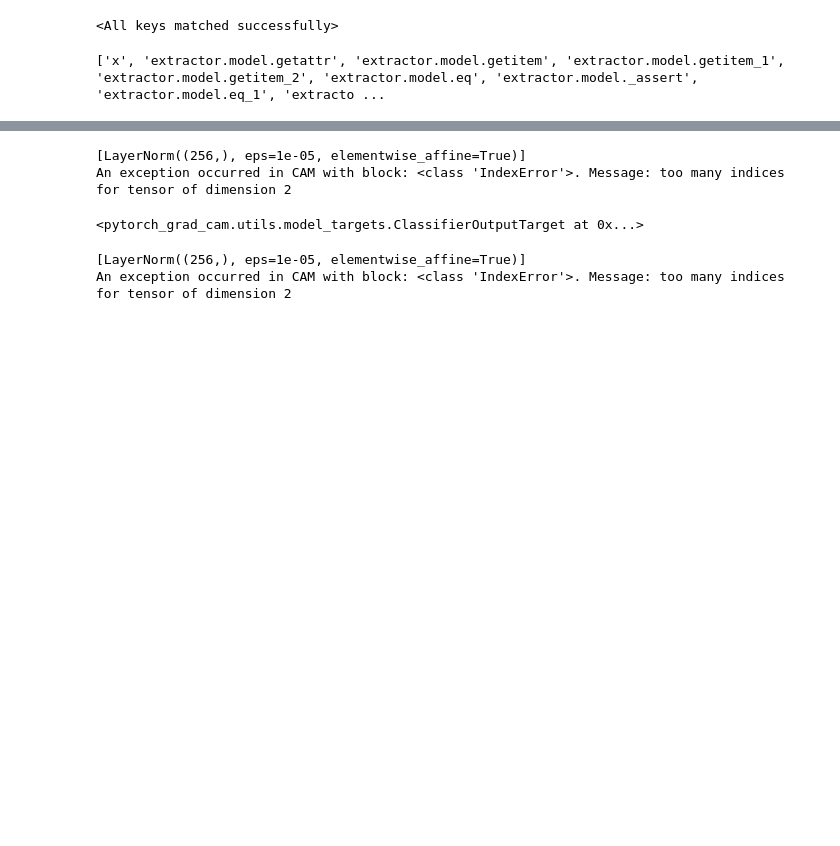
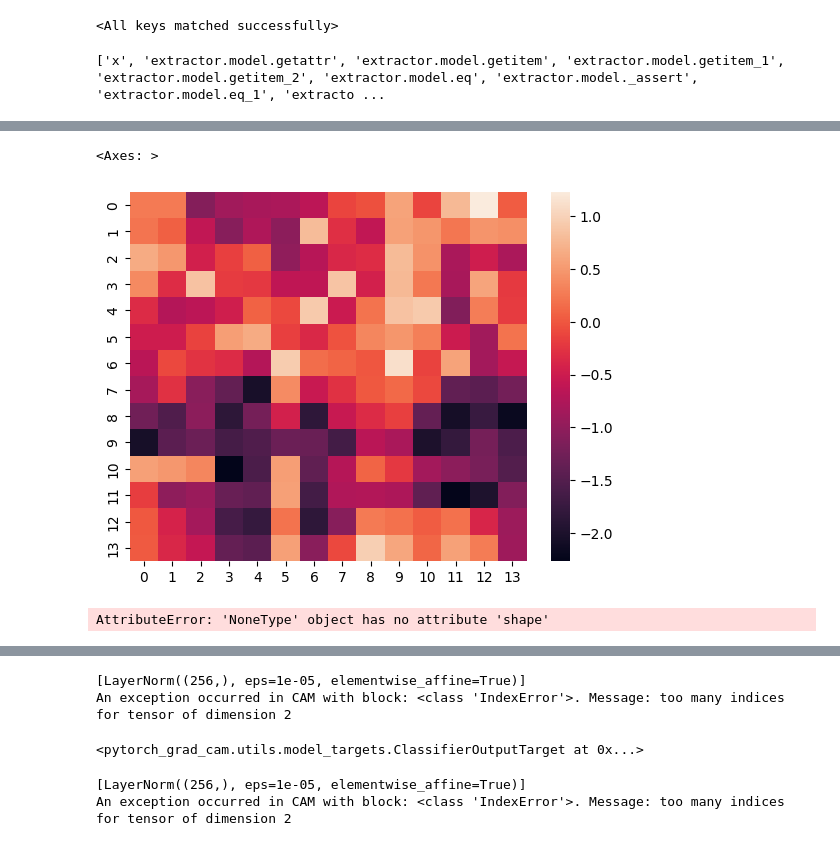
Before and after one commit to CeHouGIS/Safety_Perception_HK, a Jupyter notebook: safety_perception_model/single_model/prediction.ipynb, the cells around one changed output, grey strips where cells are left out. Drawn from its saved outputs; the diff is of its cells as text; code cells hidden in the pictures; blank space fills up the shorter version.

```diff
--- a/safety_perception_model/single_model/prediction.ipynb
+++ b/safety_perception_model/single_model/prediction.ipynb
@@ -34,7 +36,7 @@ parameters = pd.read_csv(parameters_path)
 parameters.drop(["Unnamed: 0"], axis=1, inplace=True)
 parameters = parameters.iloc[0].to_dict()
 # %%
-def model_test(model, test_loader, LLM_model=None):
+def vision_model_test(model, test_loader, model_type='feature_extractor', LLM_model=None):
     if LLM_model is not None:
         LLM_pre_extractor = LLM_model
     model.eval()  # 切换到评估模式
@@ -45,14 +47,30 @@ def model_test(model, test_loader, LLM_model=None):
             if LLM_model is not None:
                 data = LLM_pre_extractor([data[i] for i in range(len(data))])
             data, target = data.cuda(), target.cuda().long()
-            output = model(data)
+            if model_type == 'feature_extractor':
+                output = model(data)['features']
+            else:
+                output = model(data)
             # output = model(data)['features']
             all_outputs.append(output)
             all_labels.append(target)
 
+
     all_outputs = torch.cat(all_outputs, dim=0)
     all_labels = torch.cat(all_labels, dim=0)
     return all_outputs, all_labels
+
+def vision_model_single_image(model, image, model_type='feature_extractor', LLM_model=None):
+    model.eval()  # 切换到评估模式
+    with torch.no_grad():  # 关闭梯度计算，节省内存
+        if LLM_model is not None:
+            image = LLM_model([image])
+        image = image.cuda().unsqueeze(0)  # 添加batch维度
+        if model_type == 'feature_extractor':
+            output = model(image)['features']
+        else:
+            output = model(image)
+    return output
 # %%
 # error_panoid = []
 # for i, row in data.iterrows():
@@ -101,0 +312,29 @@ print(nodes)
+# %%
+sns.heatmap(all_outputs[0,1:,0].reshape(14, 14).cpu().numpy())
+# %% [output]
+<Axes: >
+[figure, added]
+# %%
+from pytorch_grad_cam import GradCAM, HiResCAM, ScoreCAM, GradCAMPlusPlus, AblationCAM, XGradCAM, EigenCAM, FullGrad
+from pytorch_grad_cam.utils.model_targets import ClassifierOutputTarget
+from pytorch_grad_cam.utils.image import show_cam_on_image
+from torchvision.models import resnet50
+
+target_layers = [extractor.model.encoder.ln]
+input_tensor = next(iter(total_loader))[0]
+rgb_img = input_tensor[0].permute(1, 2, 0).cpu().numpy()
+
+# We have to specify the target we want to generate the CAM for.
+targets = [ClassifierOutputTarget(1)]
+
+# Construct the CAM object once, and then re-use it on many images.
+with GradCAM(model=model, target_layers=target_layers) as cam:
+  # You can also pass aug_smooth=True and eigen_smooth=True, to apply smoothing.
+  grayscale_cam = cam(input_tensor=input_tensor, targets=targets)
+  # In this example grayscale_cam has only one image in the batch:
+  grayscale_cam = grayscale_cam[0, :]
+  visualization = show_cam_on_image(rgb_img, grayscale_cam, use_rgb=True)
+  # You can also get the model outputs without having to redo inference
+  model_outputs = cam.outputs
+# %% [output]
+AttributeError: 'NoneType' object has no attribute 'shape'
```
Also changed, not shown: parts of 13 cells of this notebook, 5 other files.
